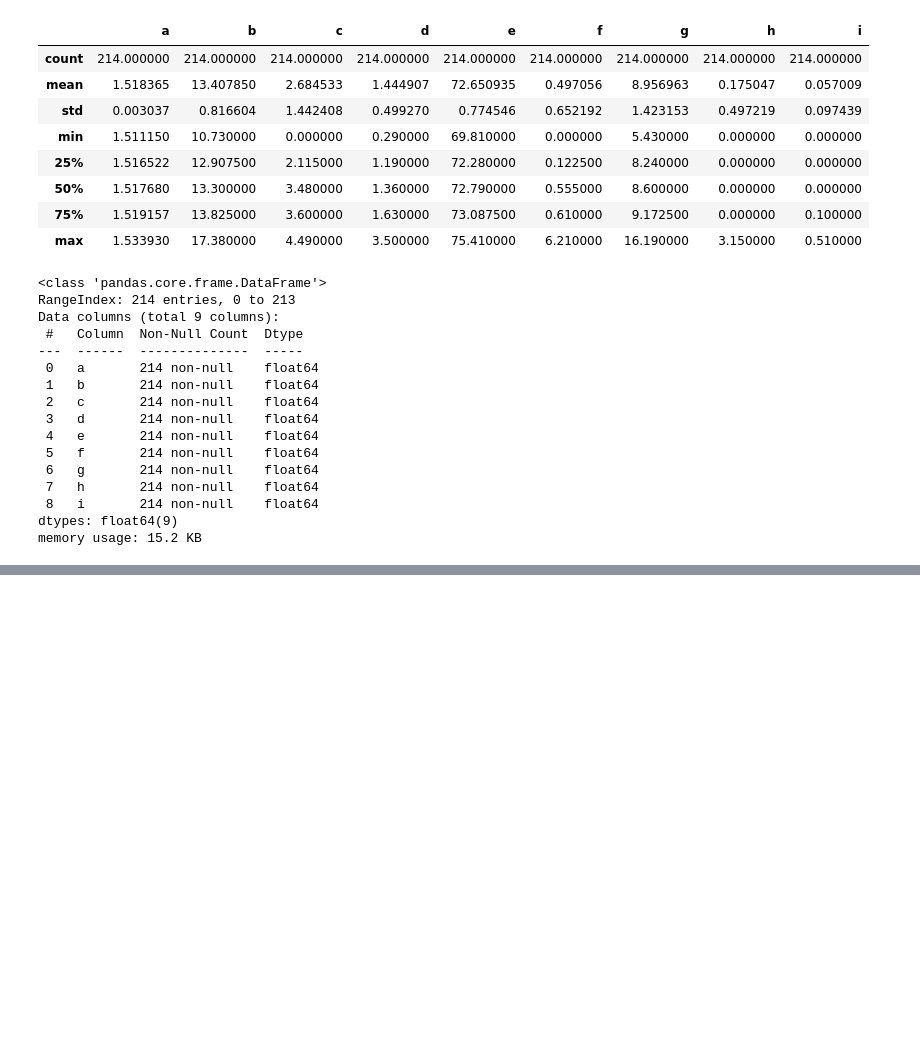
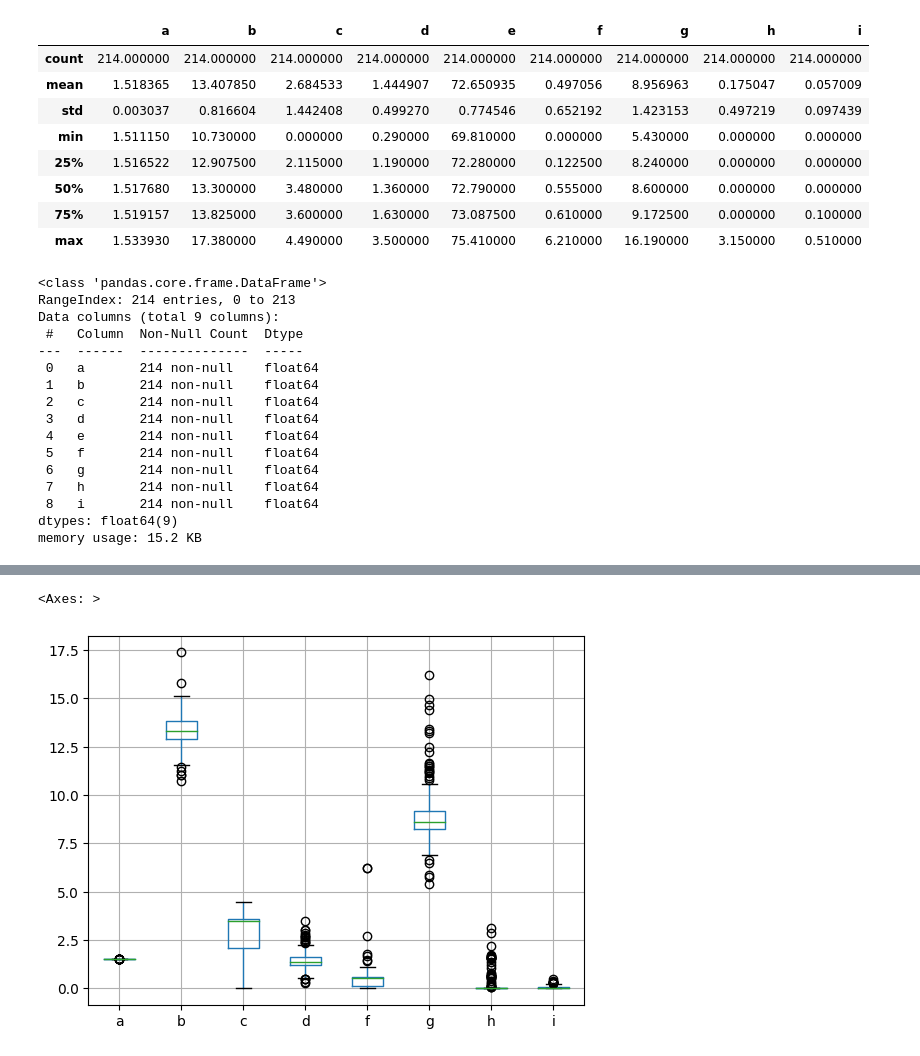
Before and after one commit to raysky9999/preScreen, a Jupyter notebook: PreScreen1.ipynb, the cells around one changed output, grey strips where cells are left out. Cells and saved outputs as stored; diff of their text form; code cells hidden in the pictures; blank space fills up the shorter version.

```diff
--- a/PreScreen1.ipynb
+++ b/PreScreen1.ipynb
@@ -42,0 +66,6 @@ memory usage: 15.2 KB
+# %%
+dfFilter = df.drop(columns=['e'])
+dfFilter.boxplot()
+# %% [output]
+<Axes: >
+[figure, added]
```
Also changed, not shown: parts of 16 cells of this notebook.
